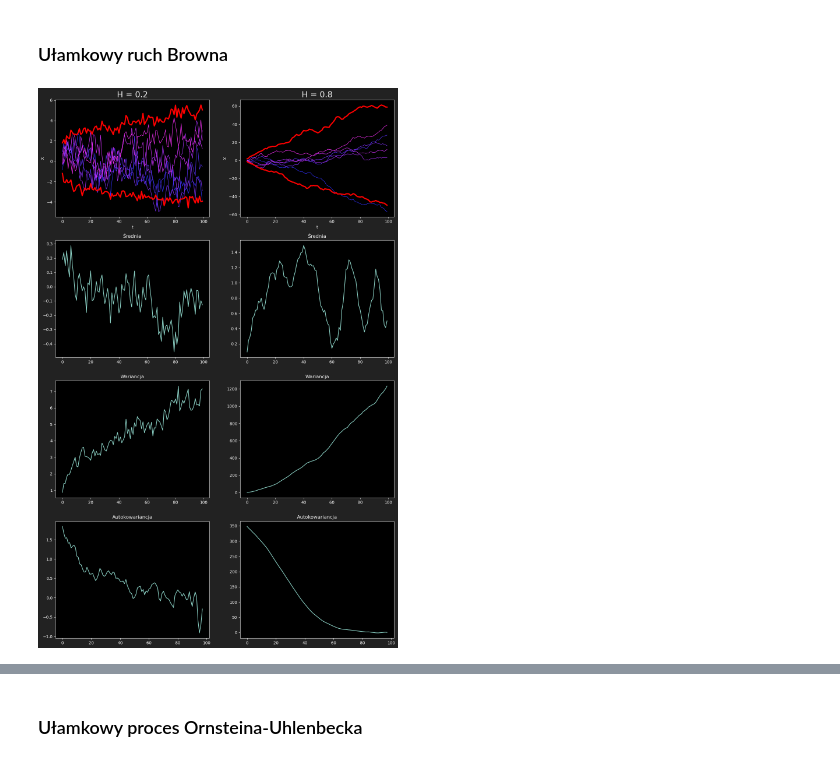
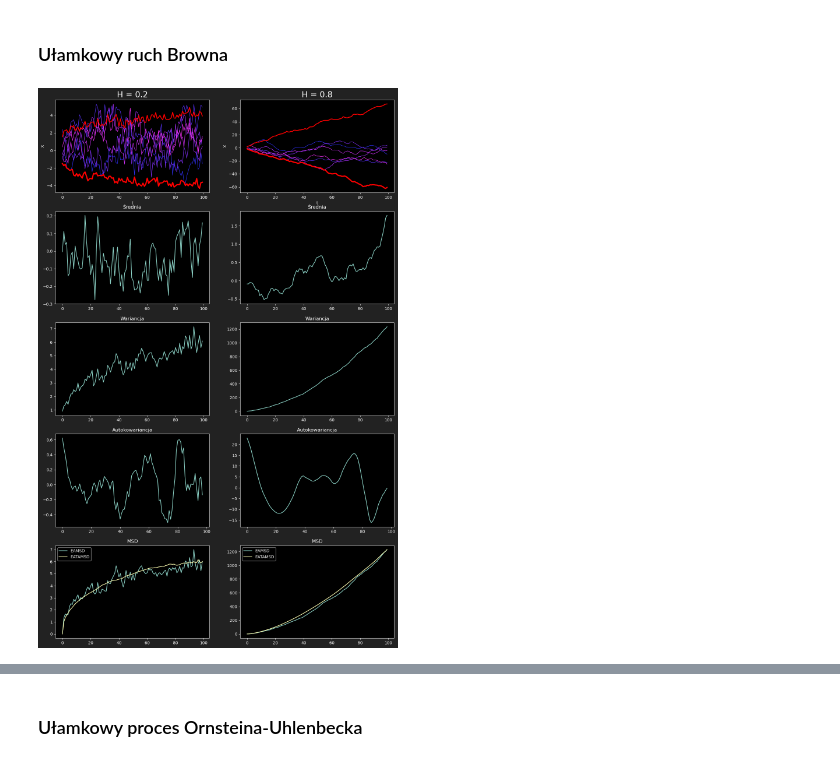
Before and after one commit to BartoszMichalak13/Raports-CSoSP, a Jupyter notebook: ksps_r3_242504_268429.ipynb, the cells around one changed output, grey strips where cells are left out. Cells and saved outputs as stored; diff of their text form; code cells hidden in the pictures.

```diff
--- a/ksps_r3_242504_268429.ipynb
+++ b/ksps_r3_242504_268429.ipynb
@@ -100,42 +133,48 @@ def simulate_fbm_teplic(dt, sim_len: int, H, mean):
     return np.cumsum(increments), cov_mat
 # %%
     H_vals = [0.2, 0.8]
-    trajectories_count = 100
+    trajectories_count = 1000
     draw_trajectories = 6
-    sim_len = 100
+    sim_len = 1000
     dt = 1.0
 
-    fig, axes = plt.subplots(4, 2, figsize=(15, 24), facecolor="#222222")
+    fig, axes = plt.subplots(5, 2, figsize=(15, 24), facecolor="#222222")
 
-    for i, H in enumerate(H_vals):
+    for i, H in enumerate(tqdm(H_vals, desc=f"Simulating trajectories: ")):
         proc_vals = []
 
         for j in range(0, trajectories_count):
             sim_v, _ = simulate_fbm_teplic(dt, sim_len, H, 0.0)
             proc_vals.append(sim_v)
             if j < draw_trajectories:
                 axes[0, i].plot(sim_v, linewidth=1, color=traj_colors[j])
 
 
         mean, var, q05, q95 = get_proc_stats(proc_vals)
         a_cod = get_auto_codifference(proc_vals[0])
         a_cov = get_auto_covariance(proc_vals[0])
+        eamsd, eatamsd = get_msd(proc_vals)
 
         axes[0, i].plot(q05, color="red", label="Linie kwantylowe", linewidth=3)
-        axes[0, i].plot(q95, color="red", linewidth=3)
+        axes[0, i].plot(q95, color="red", linewidth=2)
         axes[0, i].set_xlabel("t")
         axes[0, i].set_ylabel("X")
         axes[0, i].set_title(f"H = {H}", fontsize=20)
 
         axes[1, i].plot(mean)
         axes[1, i].set_title("Średnia")
 
         axes[2, i].plot(var)
         axes[2, i].set_title("Wariancja")
 
         axes[3, i].plot(a_cov)
         axes[3, i].set_title("Autokowariancja")
 
+        axes[4, i].plot(eamsd, label="EAMSD")
+        axes[4, i].plot(eatamsd, label="EATAMSD")
+        axes[4, i].set_title("MSD")
+        axes[4, i].legend()
+
     plt.show()
 # %% [output]
-[figure, old version]
+[figure, new version]
```
Also changed, not shown: parts of 11 cells of this notebook.
